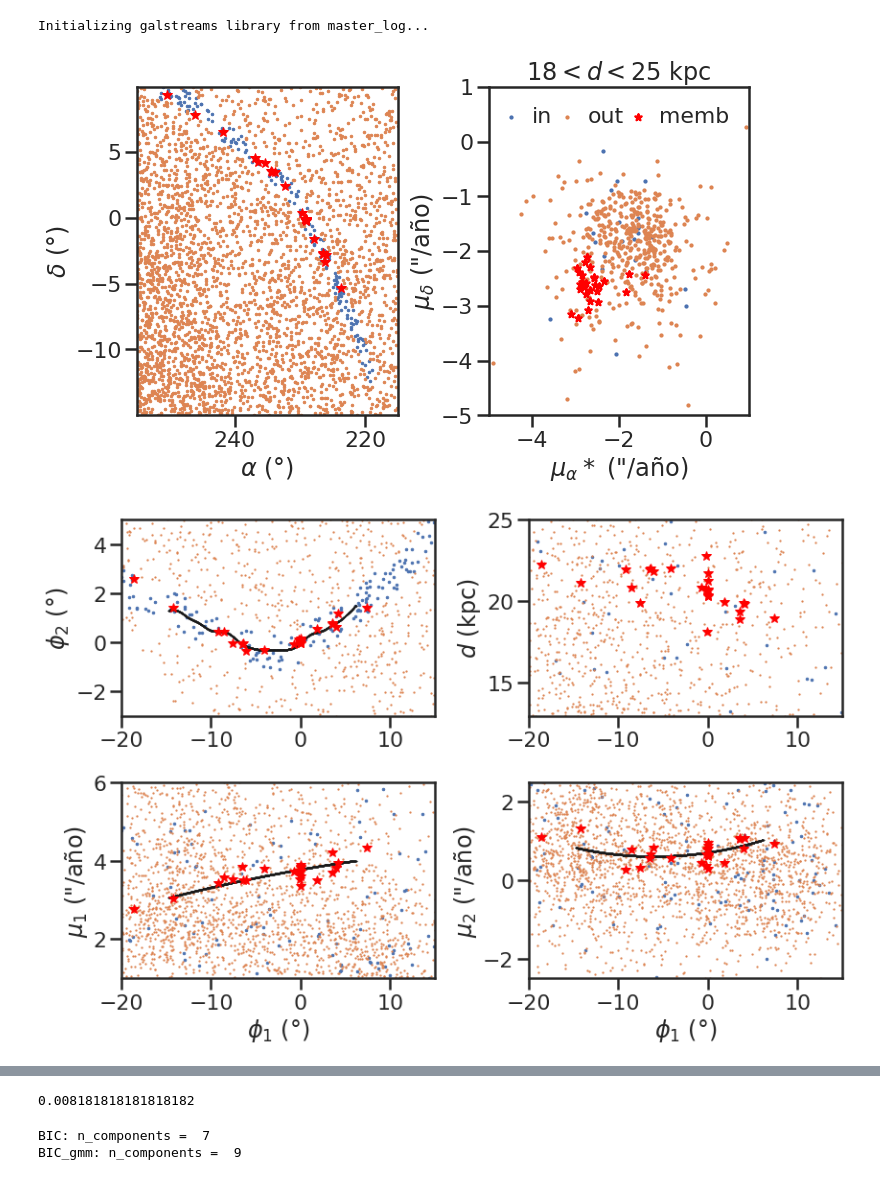
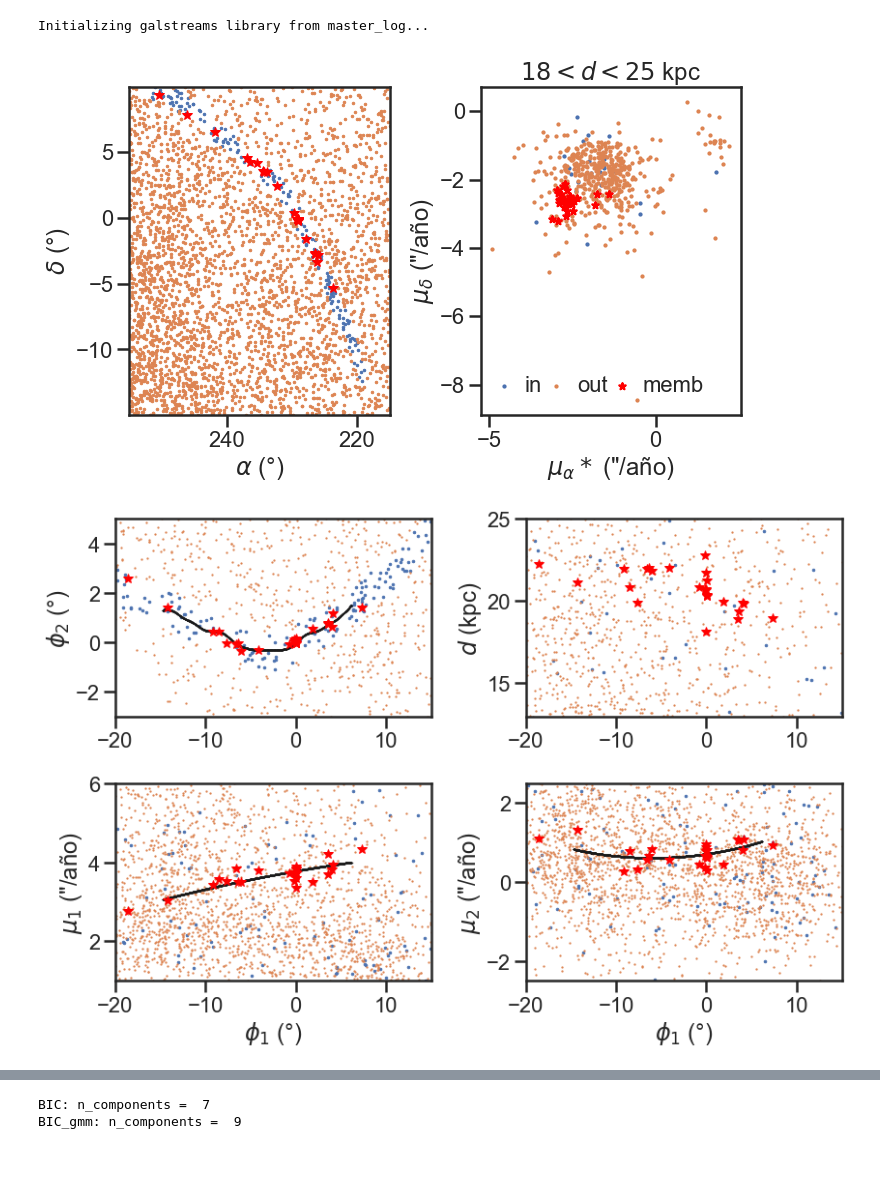
Before and after one commit to bdominguez13/stream_memb, a Jupyter notebook: Price+2019/Pal5.ipynb, the cells around one changed output, grey strips where cells are left out. Cells and saved outputs as stored; diff of their text form; code cells hidden in the pictures.

```diff
--- a/Price+2019/Pal5.ipynb
+++ b/Price+2019/Pal5.ipynb
@@ -107,8 +121,8 @@ ax.set_xlabel('$\mu_\\alpha*$ ("/año)')
 ax.set_ylabel('$\mu_\delta$ ("/año)')
 ax.set_title('$18 < d < 25$ kpc')
 ax.legend(frameon=False, ncol=3, columnspacing=0.5, handlelength=0.3)
-ax.set_xlim([-5,1])
-ax.set_ylim([-5,1]);
+# ax.set_xlim([-5,1])
+# ax.set_ylim([-5,1]);
 
 
 fig2=plt.figure(2,figsize=(12,8))
@@ -142,34 +156,34 @@ ax2.set_ylabel('$\mu_1$ ("/año)')
 ax2.set_xlim([-20,15])
 ax2.set_ylim([1,6])
 
 ax2=fig2.add_subplot(224)
 ax2.plot(phi1[inside],pmphi2[inside],'.',ms=5)
 ax2.plot(phi1[out],pmphi2[out],'.',ms=2.5)
 ax2.plot(phi1_t,pmphi2_t,'k.',ms=1.)
 ax2.plot(phi1[miembro],pmphi2[miembro],'*',c='red',ms=10.)
 ax2.set_xlabel('$\phi_1$ (°)')
 ax2.set_ylabel('$\mu_2$ ("/año)')
 ax2.set_xlim([-20,15])
 ax2.set_ylim([-2.5,2.5]);
 
 
 # st = "Pal5-PW19"
 fig3=plt.figure(3,figsize=(8,6))
 fig3.subplots_adjust(wspace=0.25,hspace=0.34,top=0.95,bottom=0.16,left=0.17,right=0.95)
 ax3=fig3.add_subplot(111)
 ax3.plot(data[inside]['RA_ICRS'],data[inside]['DE_ICRS'],'.',ms=5)
 ax3.plot(data[out]['RA_ICRS'],data[out]['DE_ICRS'],'.',ms=2.5)
 ax3.plot(track.ra, track.dec, 'k.', ms=1.)
 ax3.plot(mwsts[st].poly_sc.icrs.ra, mwsts[st].poly_sc.icrs.dec, lw=1.,ls='--', color='black')
 ax3.set_xlabel('$\\alpha$ (°)')
 ax3.set_ylabel('$\delta$ (°)')
 ax3.set_xlim([max(data['RA_ICRS']), min(data['RA_ICRS'])])
 ax3.set_ylim([min(data['DE_ICRS']), max(data['DE_ICRS'])]);
 
 
-fig.savefig('sample.png')
-fig2.savefig('track_memb.png')
+# fig.savefig('sample.png')
+# fig2.savefig('track_memb.png')
 # fig3.savefig('track.png')
 # %% [output]
-[figure, old version]
+[figure, new version]
-[figure, old version]
+[figure, new version]
@@ -177,7 +191,3 @@ fig2.savefig('track_memb.png')
-# %%
- miembro.sum()/phi1.value.size
-# %% [output]
-0.008181818181818182
 # %%
 ##Modelo del fondo
 
```
Also changed, not shown: parts of 23 cells of this notebook, 10 other files.
